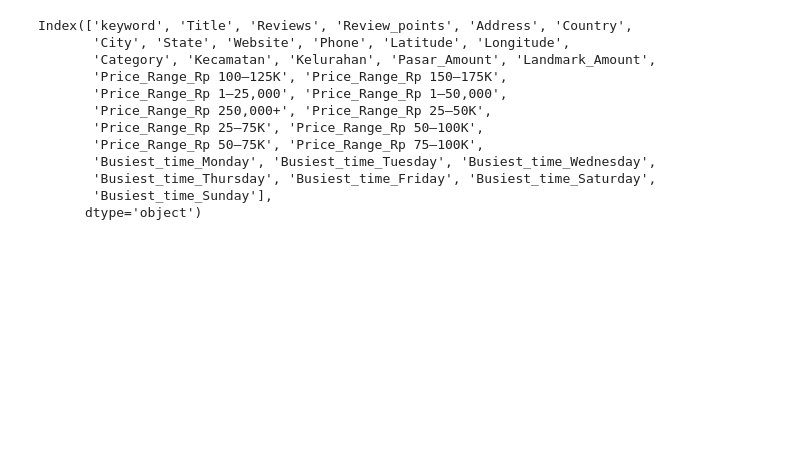
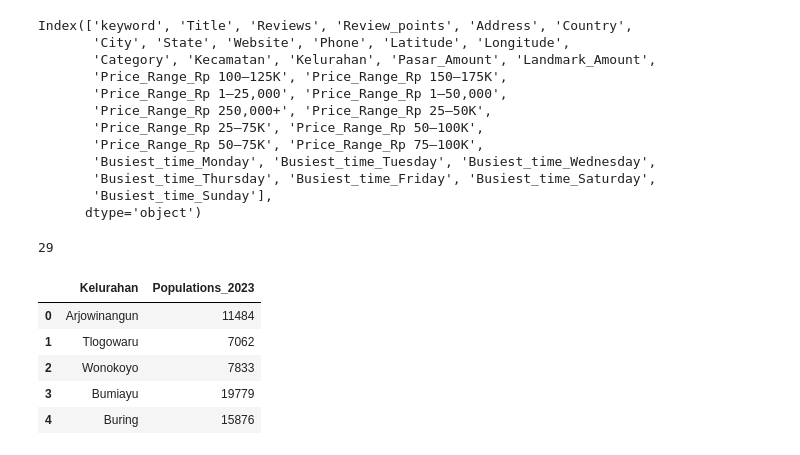
Before and after one commit to srikresna/machine-learning, a Jupyter notebook: hackathon-jti/main.ipynb, the cells around one changed output. Drawn from its saved outputs; the diff is of its cells as text; code cells hidden in the pictures; blank space fills up the shorter version.

```diff
--- a/hackathon-jti/main.ipynb
+++ b/hackathon-jti/main.ipynb
@@ -421,3 +421,18 @@ Index(['keyword', 'Title', 'Reviews', 'Review_points', 'Address', 'Country',
        'Busiest_time_Thursday', 'Busiest_time_Friday', 'Busiest_time_Saturday',
        'Busiest_time_Sunday'],
       dtype='object')
+# %%
+# jumlah kelurahan
+df['Kelurahan'].nunique()
+# %% [output]
+29
+# %%
+bps = pd.read_csv('bps-2022-2023-processed.csv')
+bps.head()
+# %% [output]
+|  | Kelurahan | Populations_2023 |
+| 0 | Arjowinangun | 11484 |
+| 1 | Tlogowaru | 7062 |
+| 2 | Wonokoyo | 7833 |
+| 3 | Bumiayu | 19779 |
+| 4 | Buring | 15876 |
```
Also changed, not shown: parts of 3 cells of this notebook, 1 other file.
